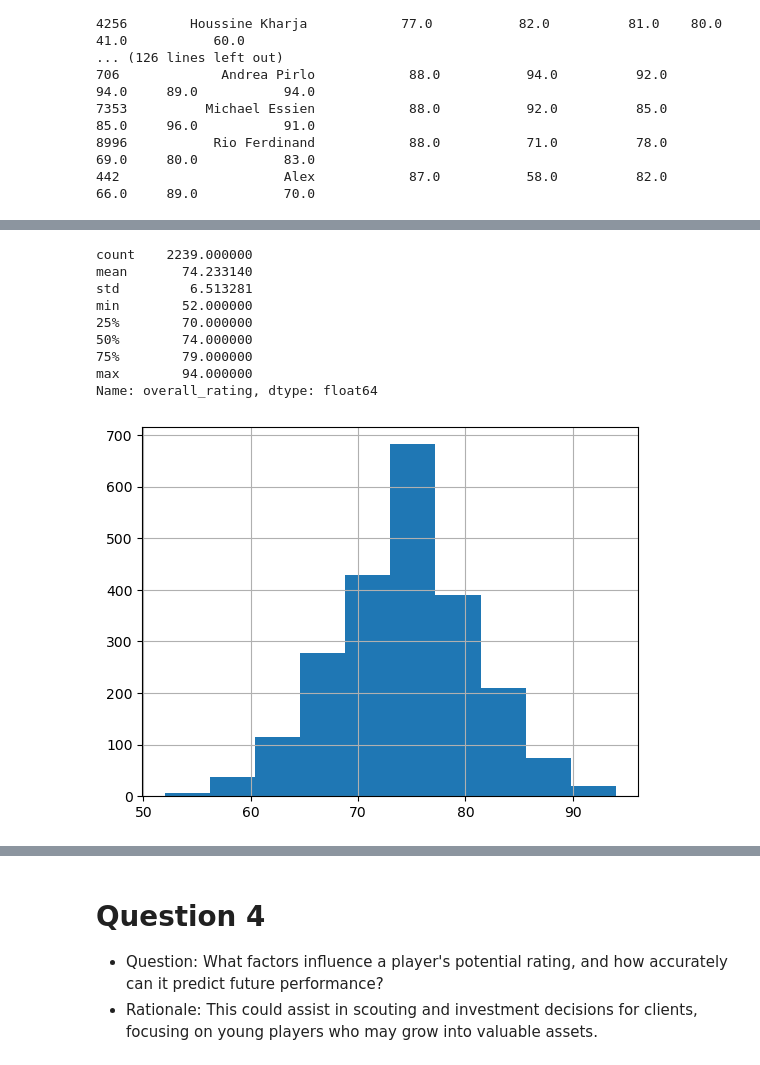
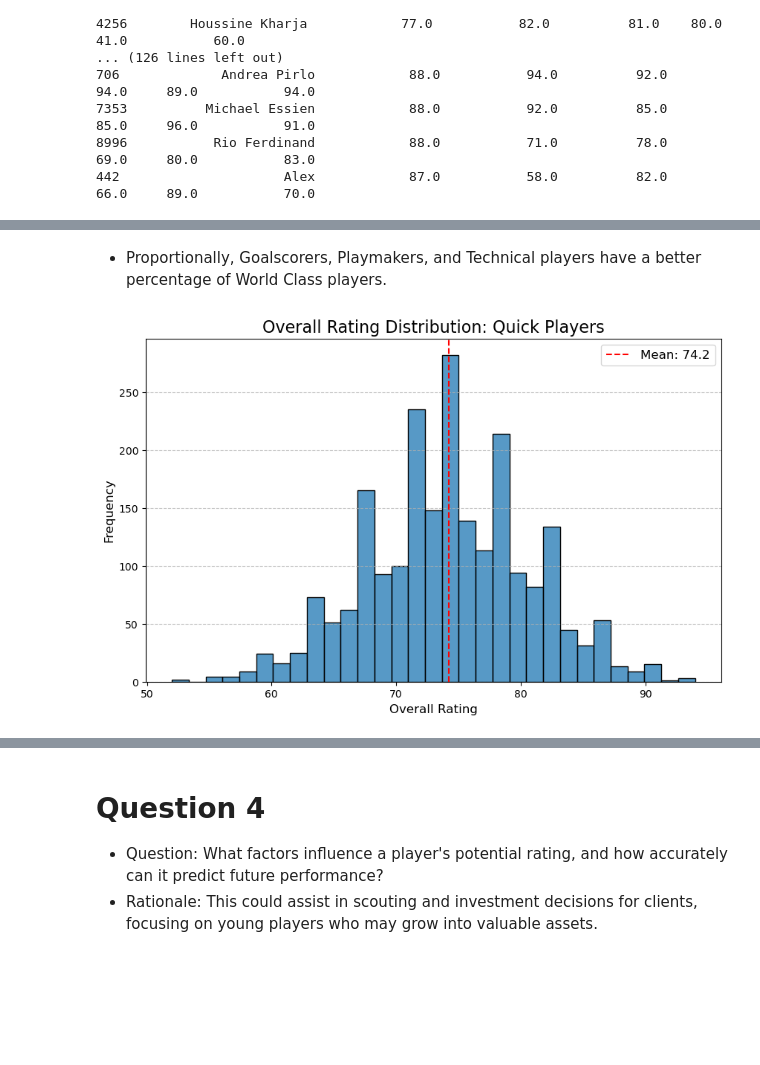
Before and after one commit to falba3/AdvancedDataAnalytics, a Jupyter notebook: notebooks/all_questions.ipynb, the cells around one changed output, grey strips where cells are left out. Saved outputs shown, nothing was run; the diff lists cells and outputs as text; code cells hidden in the pictures; blank space fills up the shorter version.

```diff
--- a/notebooks/all_questions.ipynb
+++ b/notebooks/all_questions.ipynb
@@ -535,10 +478,23 @@ df.groupby('position').agg({'overall_rating': ['min', 'mean', 'max']})
 - Question: What combination of physical and technical attributes defines the top-performing players?
 - Rationale: This would help a client (like a sports academy) identify attributes to target when training or recruiting players, creating a blueprint for high-potential profiles.
 # %%
-# Physical Attributes
+# Quick and Strong Attributes
 speed = ['sprint_speed', 'acceleration', 'agility']
 strength = ['jumping', 'stamina', 'strength', 'shot_power']
 
-# Playmakers and Technical Players
+# Playmaking and Technical Attributes
 playmaking = ['short_passing', 'crossing', 'long_passing', 'vision']
 technical = ['ball_control', 'dribbling']
+
+# Tactical and Goalscorer Attributes
+tactician = ['aggression', 'positioning', 'interceptions']
+goalscorer = ['finishing', 'long_shots', 'shot_power']
+# %%
+# Creating Player Traits (quick, strong, technical, playmaker, tactician)
+df['is_quick'] = df[speed].gt(80).any(axis=1).astype(int)
+df['is_strong'] = df[strength].gt(80).any(axis=1).astype(int)
+df['is_technical'] = df[technical].gt(80).any(axis=1).astype(int)
+df['is_playmaker'] = df[playmaking].gt(80).any(axis=1).astype(int)
+df['is_tactician'] = df[tactician].gt(80).any(axis=1).astype(int)
+df['is_goalscorer'] = df[goalscorer].gt(80).any(axis=1).astype(int)
+df['world_class'] = df['overall_rating'] > 80
@@ -545,17 +539,23 @@ technical = ['ball_control', 'dribbling']
+# %% [markdown]
+* Proportionally, Goalscorers, Playmakers, and Technical players have a better percentage of World Class players.
 # %%
-# Quick Players (Speed Attributes more than 80)
-quick_players = df[df[speed].gt(80).any(axis=1)]
-quick_players['overall_rating'].hist();
-quick_players['overall_rating'].describe()
+# Distribution of Quick Players Overall
+quick_players = df[df['is_quick'] == 1]
+
+plt.figure(figsize=(10, 6))
+sns.histplot(
+    quick_players['overall_rating'],
+    edgecolor='black')
+
+plt.title("Overall Rating Distribution: Quick Players", fontsize=16)
+plt.xlabel("Overall Rating", fontsize=12)
+plt.ylabel("Frequency", fontsize=12)
+plt.grid(axis='y', linestyle='--', alpha=0.7)
+
+mean_rating = quick_players['overall_rating'].mean()
+plt.axvline(mean_rating, color='red', linestyle='--', label=f"Mean: {round(mean_rating, 1)}")
+plt.legend(fontsize=12)
+plt.show()
 # %% [output]
-count    2239.000000
-mean       74.233140
-std         6.513281
-min        52.000000
-25%        70.000000
-50%        74.000000
-75%        79.000000
-max        94.000000
-Name: overall_rating, dtype: float64
-[figure, old version]
+[figure, new version]
 # %%
```
Also changed, not shown: parts of 47 cells of this notebook.
